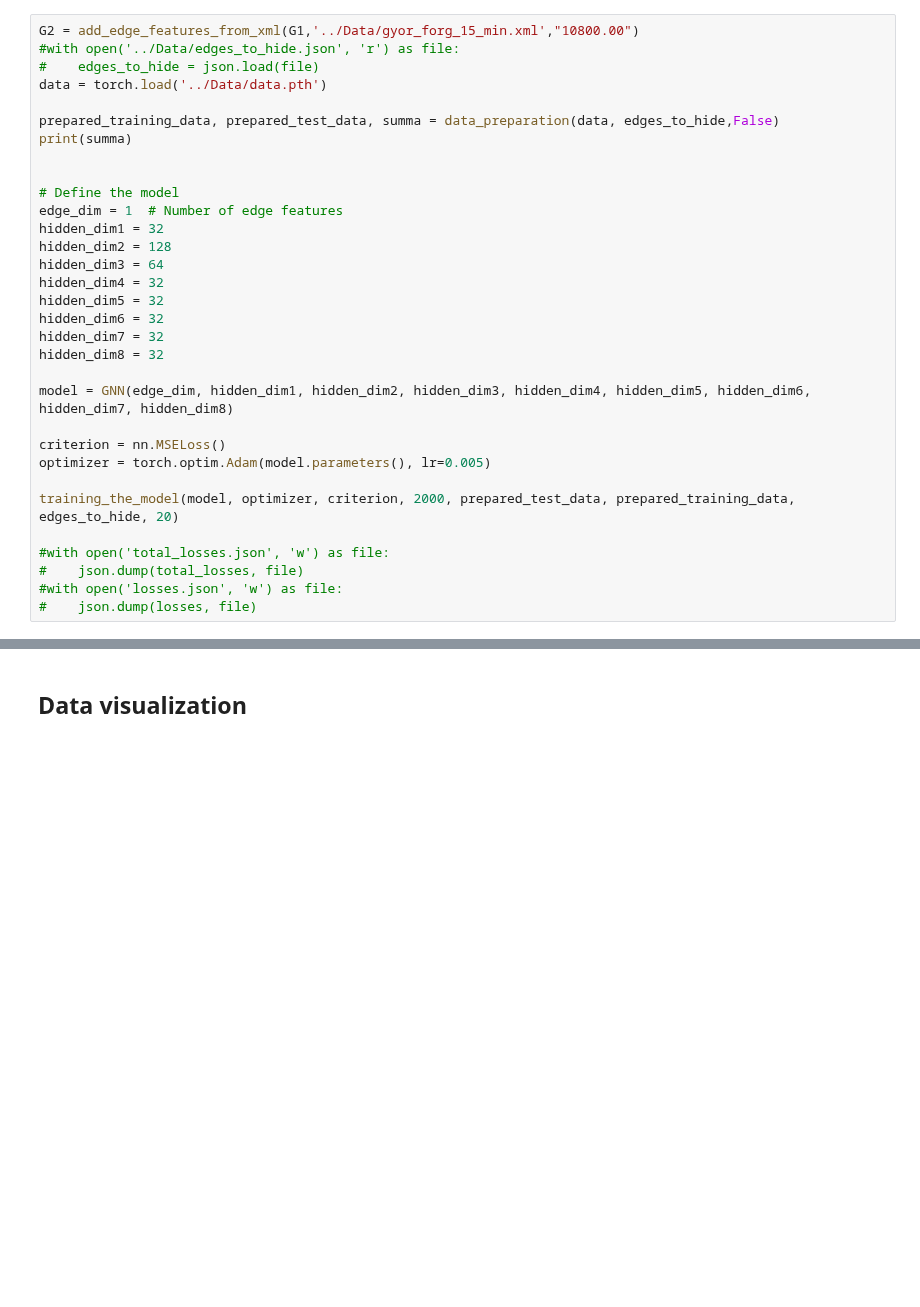
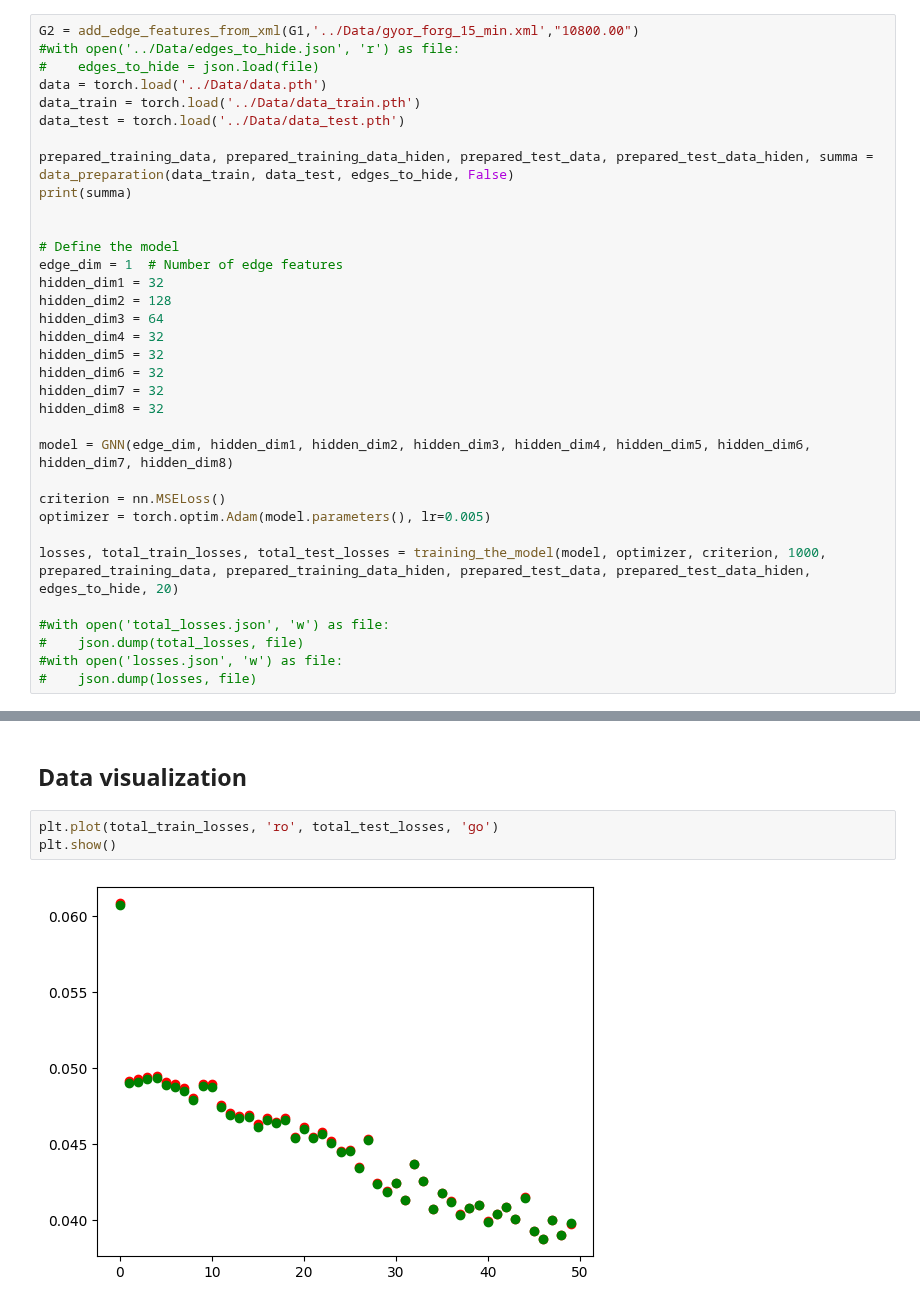
Before and after one commit to Nemesaaa/Projectlab, a Jupyter notebook: Codes/gnn.ipynb, the cells around one changed output, grey strips where cells are left out. Drawn from its saved outputs; the diff is of its cells as text; blank space fills up the shorter version.

Commit message:
Train and test data separated
Train and test data separated

```diff
--- a/Codes/gnn.ipynb
+++ b/Codes/gnn.ipynb
@@ -47,8 +47,10 @@ G2 = add_edge_features_from_xml(G1,'../Data/gyor_forg_15_min.xml',"10800.00")
 #with open('../Data/edges_to_hide.json', 'r') as file:
 #    edges_to_hide = json.load(file)
 data = torch.load('../Data/data.pth')
+data_train = torch.load('../Data/data_train.pth')
+data_test = torch.load('../Data/data_test.pth')
 
-prepared_training_data, prepared_test_data, summa = data_preparation(data, edges_to_hide,False)
+prepared_training_data, prepared_training_data_hiden, prepared_test_data, prepared_test_data_hiden, summa = data_preparation(data_train, data_test, edges_to_hide, False)
 print(summa)
 
 
@@ -68,7 +70,7 @@ model = GNN(edge_dim, hidden_dim1, hidden_dim2, hidden_dim3, hidden_dim4, hidden
 criterion = nn.MSELoss()
 optimizer = torch.optim.Adam(model.parameters(), lr=0.005)
 
-training_the_model(model, optimizer, criterion, 2000, prepared_test_data, prepared_training_data, edges_to_hide, 20)
+losses, total_train_losses, total_test_losses = training_the_model(model, optimizer, criterion, 1000, prepared_training_data, prepared_training_data_hiden, prepared_test_data, prepared_test_data_hiden, edges_to_hide, 20)
 
 #with open('total_losses.json', 'w') as file:
 #    json.dump(total_losses, file)
@@ -139,3 +124,8 @@ output = model2(prepared_training_data[3].edge_attr, prepared_training_data[3].e
 <All keys matched successfully>
 # %% [markdown]
 ## Data visualization
+# %%
+plt.plot(total_train_losses, 'ro', total_test_losses, 'go')
+plt.show()
+# %% [output]
+[figure, added]
```
Also changed, not shown: parts of 3 cells of this notebook, 9 other files.
